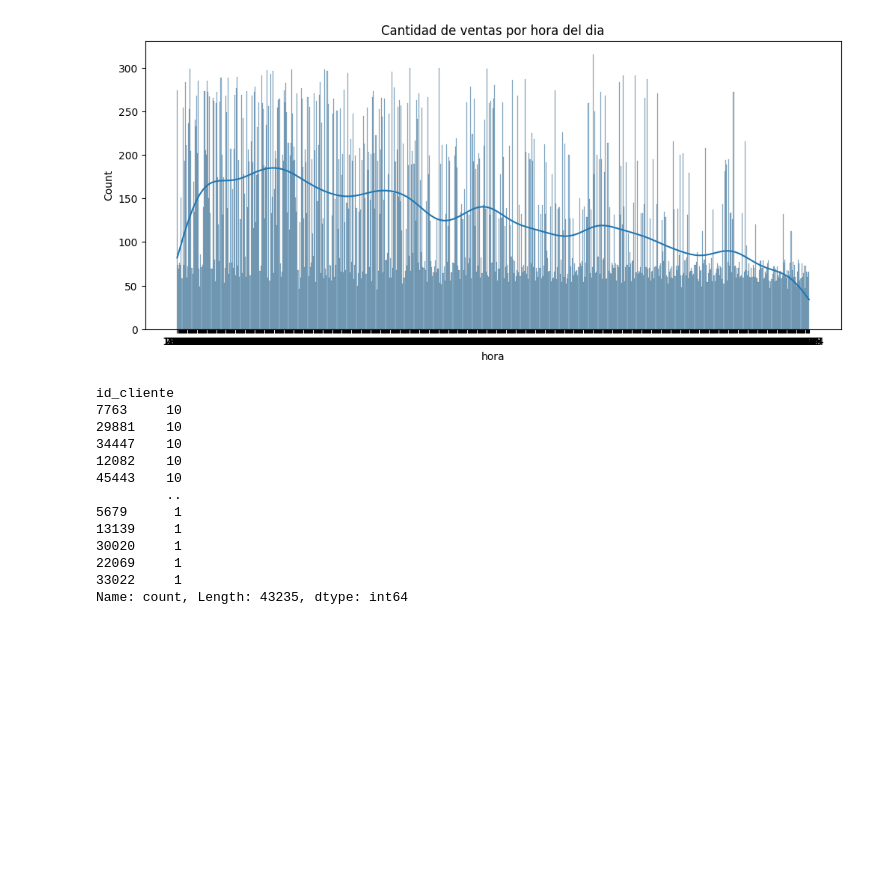
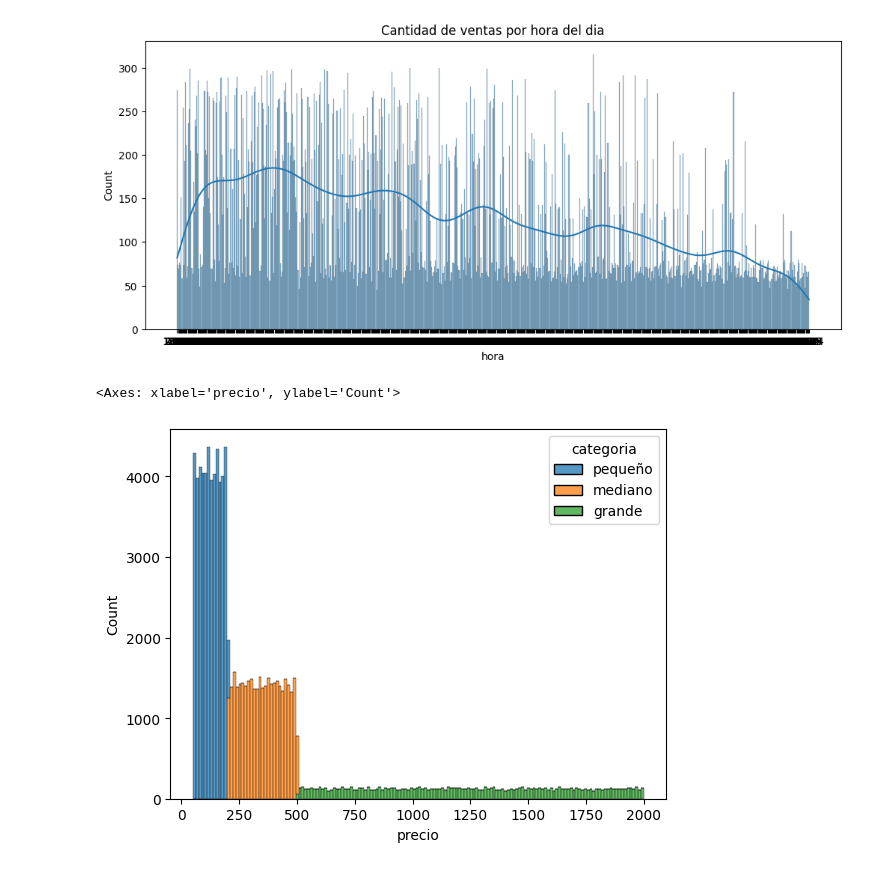
Before and after one commit to Lukas-Clifford/MiniBigDataExperiment, a Jupyter notebook: Leer_datos.ipynb, the cells around one changed output. Saved outputs shown, nothing was run; the diff lists cells and outputs as text; code cells hidden in the pictures; blank space fills up the shorter version.

```diff
--- a/Leer_datos.ipynb
+++ b/Leer_datos.ipynb
@@ -74,18 +74,7 @@ plt.show()
 # %% [output]
 [figure]
 # %%
-df["id_cliente"].value_counts()
+sns.histplot(data=df, x="precio", hue="categoria", multiple="stack")
 # %% [output]
-id_cliente
-7763     10
-29881    10
-34447    10
-12082    10
-45443    10
-         ..
-5679      1
-13139     1
-30020     1
-22069     1
-33022     1
-Name: count, Length: 43235, dtype: int64
+<Axes: xlabel='precio', ylabel='Count'>
+[figure, added]
```
Also changed, not shown: parts of 1 cell of this notebook, 1 other file.
